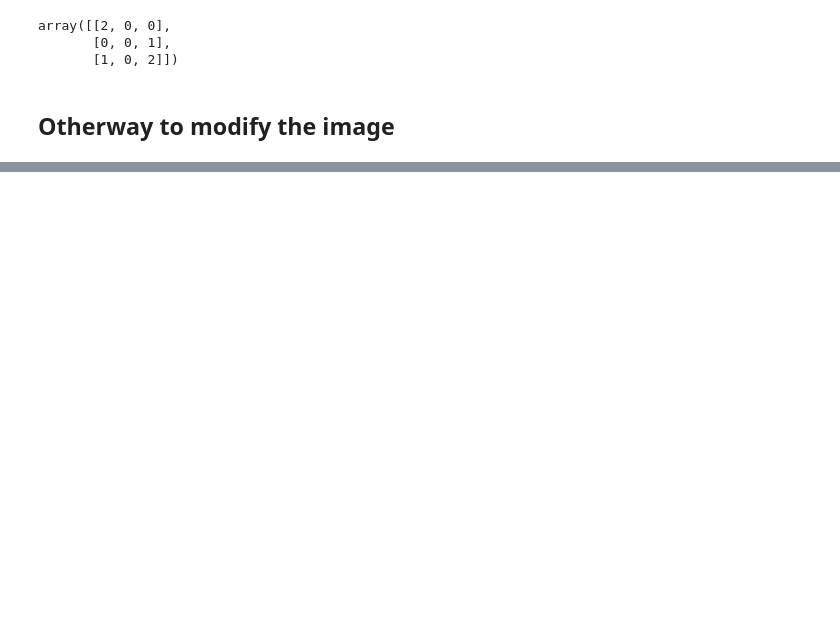
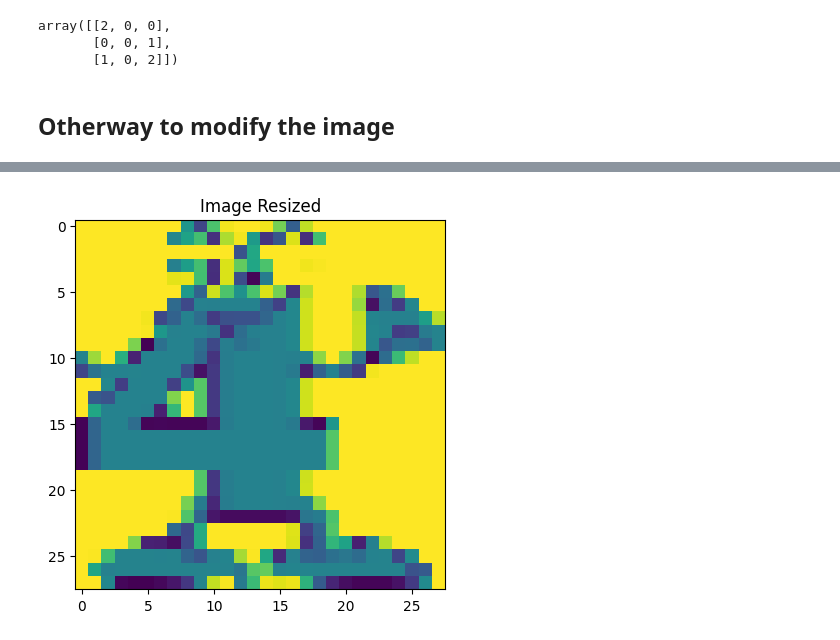
Before and after one commit to 123ned123/APS360, a Jupyter notebook: Tuts/tut2/Tut2_Multi_Class_ANN.ipynb, the cells around one changed output, grey strips where cells are left out. Drawn from its saved outputs; the diff is of its cells as text; code cells hidden in the pictures; blank space fills up the shorter version.

```diff
--- a/Tuts/tut2/Tut2_Multi_Class_ANN.ipynb
+++ b/Tuts/tut2/Tut2_Multi_Class_ANN.ipynb
@@ -319,0 +334,6 @@ ModuleNotFoundError: No module named 'skimage'
+# %%
+plt.title("Image Resized")
+plt.imshow(cv_img_resized)
+plt.show()
+# %% [output]
+[figure, added]
```
Also changed, not shown: parts of 11 cells of this notebook, 2 other files.
